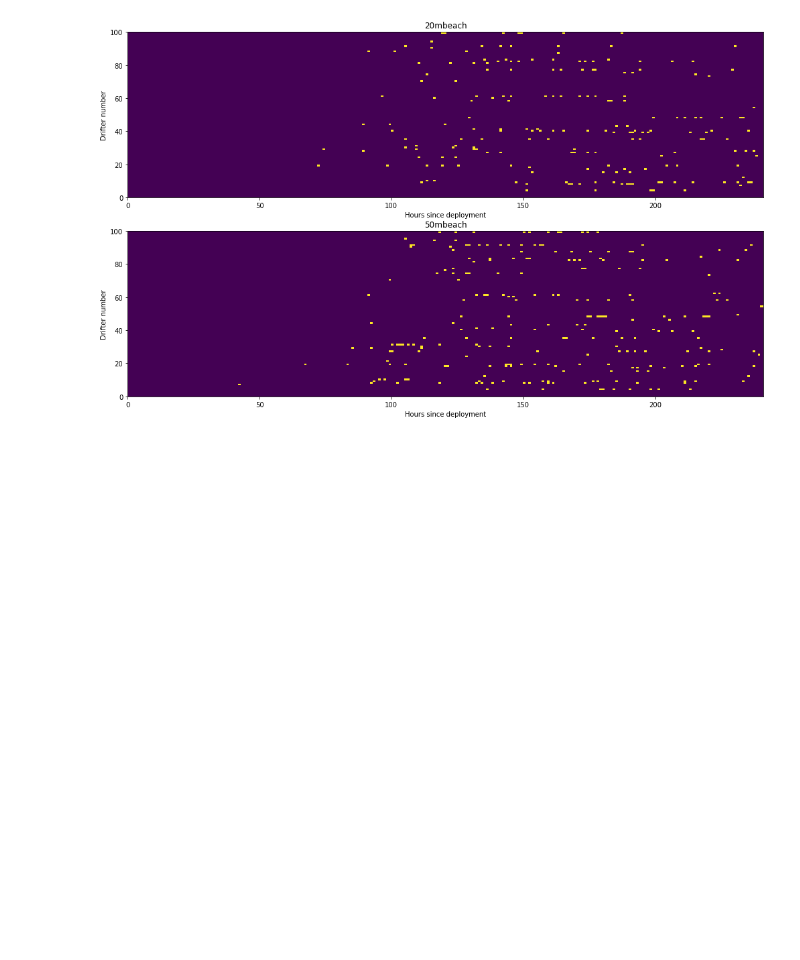
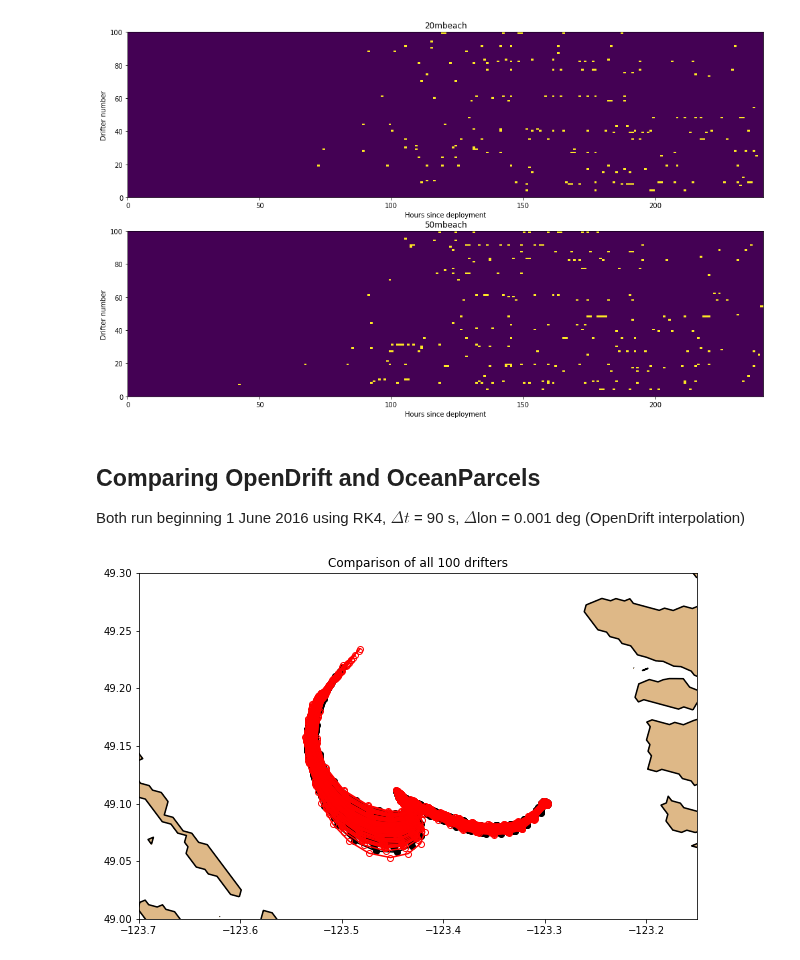
Before and after one commit to SalishSeaCast/analysis-ben, a Jupyter notebook: notebooks/OpenDrift/OceanParcels_workflow.ipynb, the cells around one changed output. Cells and saved outputs as stored; diff of their text form; code cells hidden in the pictures; blank space fills up the shorter version.

Commit message:
Added OpenDrift/Parcels comparison at the end of OceanParcels_workflow

```diff
--- a/notebooks/OpenDrift/OceanParcels_workflow.ipynb
+++ b/notebooks/OpenDrift/OceanParcels_workflow.ipynb
@@ -273,3 +272,21 @@ for ax, flag in zip(axs, flags):
     ax.set_title(flag)
 # %% [output]
 [figure]
+# %% [markdown]
+## Comparing OpenDrift and OceanParcels
+Both run beginning 1 June 2016 using RK4, $\Delta t$ = 90 s, $\Delta$lon = 0.001 deg (OpenDrift interpolation)
+# %%
+# Comparison of all 100 drifters
+fig, ax = plt.subplots(figsize=(10, 10))
+ax.contourf(coords.nav_lon, coords.nav_lat, mask.tmask[0, 0, ...], levels=[-0.01, 0.01], colors='Burlywood')
+ax.contour(coords.nav_lon, coords.nav_lat, mask.tmask[0, 0, ...], levels=[-0.01, 0.01], colors='k')
+ax.set_xlim([-123.7, -123.15])
+ax.set_ylim([49, 49.3])
+ax.set_title('Comparison of all 100 drifters')
+viz_tools.set_aspect(ax)
+for model, color, fill in zip(['opendrift', 'parcels'], ['k', 'r'], ['full', 'none']):
+    ds = xr.open_dataset(os.path.join('/data/bmoorema/results', model, 'results/test.nc'))
+    for lon, lat in zip(ds.lon.values, ds.lat.values):
+        ax.plot(lon, lat, 'o-', color=color, fillstyle=fill)
+# %% [output]
+[figure, added]
```
Also changed, not shown: parts of 4 cells of this notebook.
